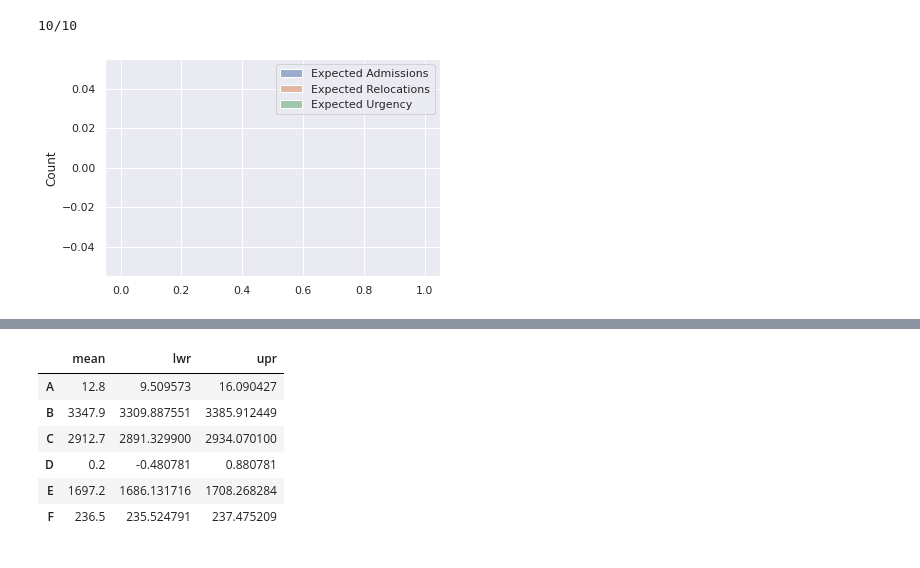
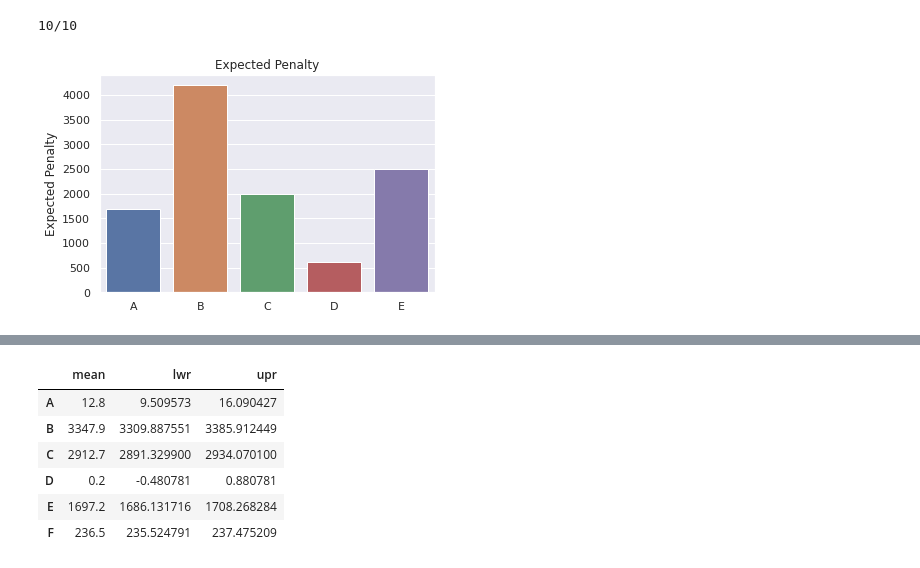
Before and after one commit to s184012/StochSim, a Jupyter notebook: Assignment2_Simon.ipynb, the cells around one changed output, grey strips where cells are left out. Saved outputs shown, nothing was run; the diff lists cells and outputs as text; code cells hidden in the pictures.

Commit message:
bar_plot

```diff
--- a/Assignment2_Simon.ipynb
+++ b/Assignment2_Simon.ipynb
@@ -40,10 +41,14 @@ hsim = HospitalSimulation(sim_config)
 result_withoutf = hsim.sim_multiple_without_f(10)
 # %% [output]
 10/10
-# %%
-hist_performance(result_withoutf)
-# %% [output]
-[figure, removed]
+# %%
+ward_no_f = [ward for ward in WardType if ward is not WardType.F]
+
+a = result_withoutf.expected_penalty(ward_no_f).copy()
+
+barplot(a, wards=ward_no_f, label='Expected Penalty')
+# %% [output]
+[figure, added]
 # %%
 result.expected_admissions(list(WardType))
 # %% [output]
```
Also changed, not shown: parts of 2 cells of this notebook, 1 other file.
